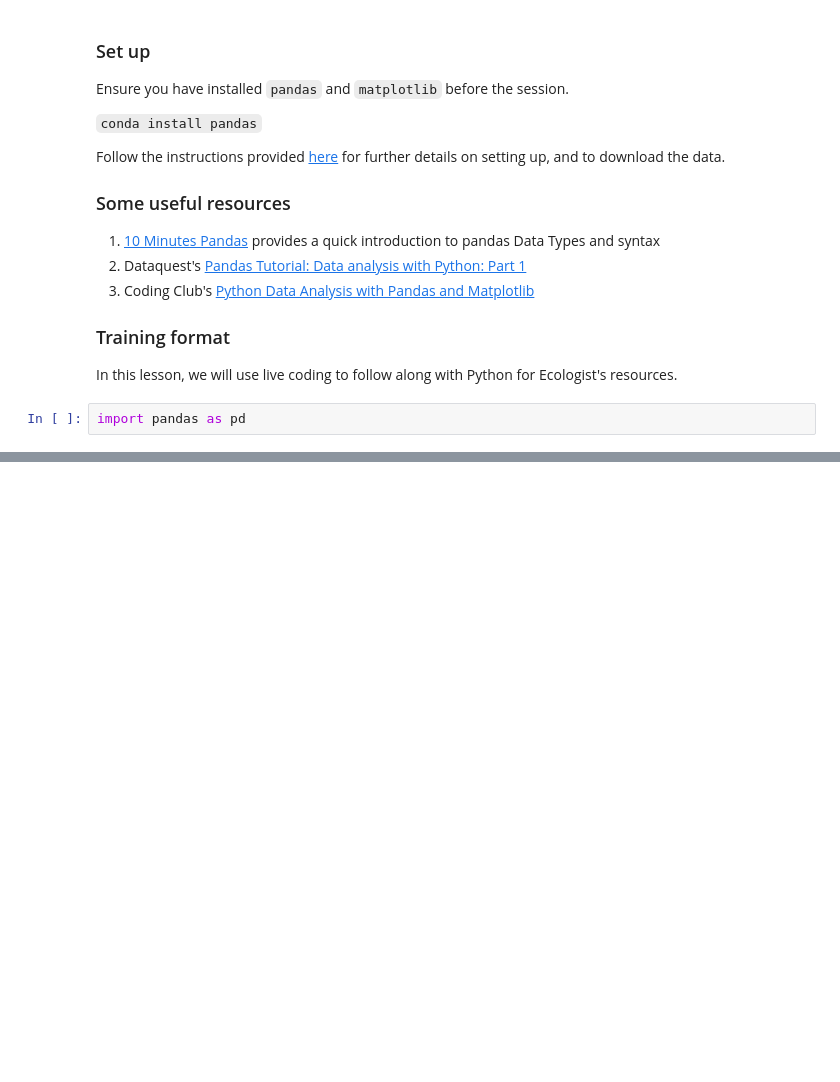
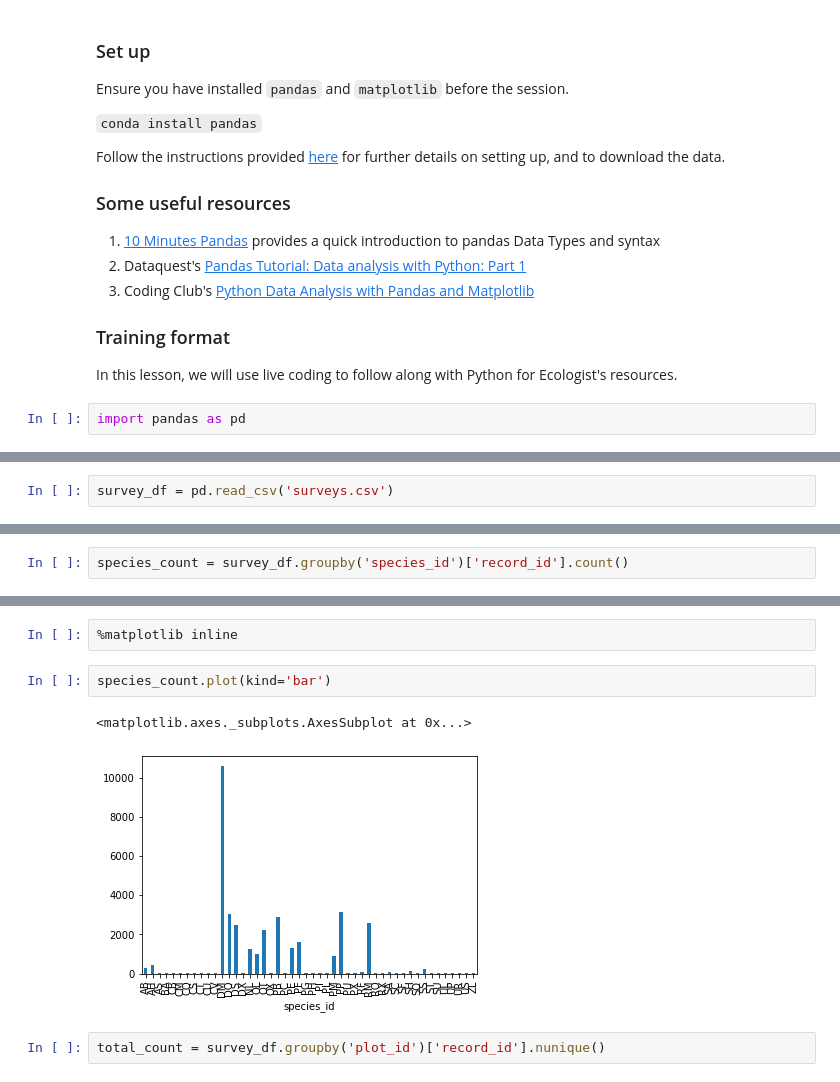
Before and after one commit to lmeliasluke/Python4Bioinformatics, a Jupyter notebook: Notebooks/08.ipynb, the cells around one changed output, grey strips where cells are left out. Drawn from its saved outputs; the diff is of its cells as text; blank space fills up the shorter version.

```diff
--- a/Notebooks/08.ipynb
+++ b/Notebooks/08.ipynb
@@ -29,0 +55,2 @@ import pandas as pd
+# %%
+survey_df = pd.read_csv('surveys.csv')
@@ -29,0 +134,2 @@ import pandas as pd
+# %%
+species_count = survey_df.groupby('species_id')['record_id'].count()
@@ -29,0 +164,9 @@ import pandas as pd
+# %%
+%matplotlib inline
+# %%
+species_count.plot(kind='bar')
+# %% [output]
+<matplotlib.axes._subplots.AxesSubplot at 0x...>
+[figure, added]
+# %%
+total_count = survey_df.groupby('plot_id')['record_id'].nunique()
```
Also changed, not shown: parts of 104 cells of this notebook, 15 other files.
